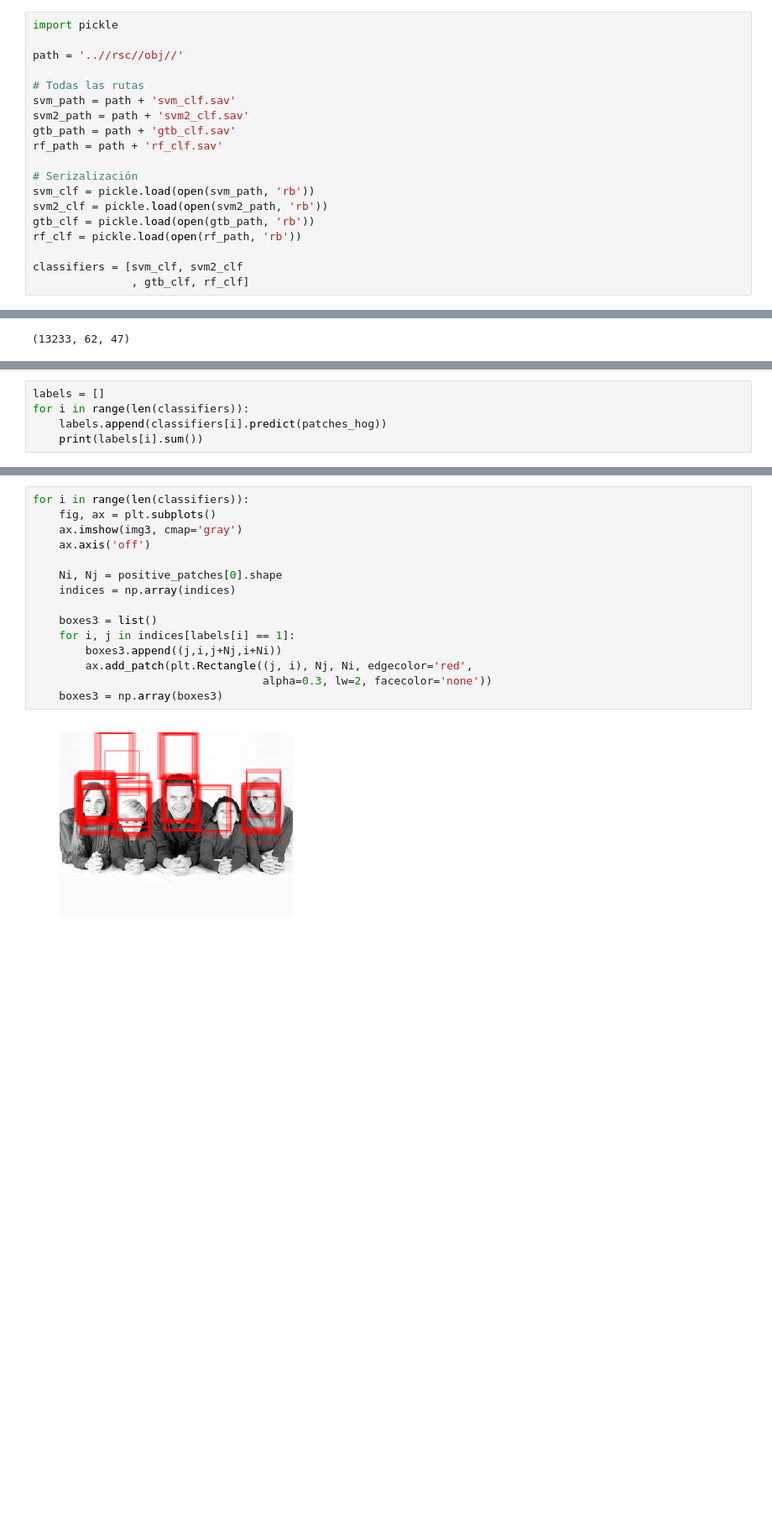
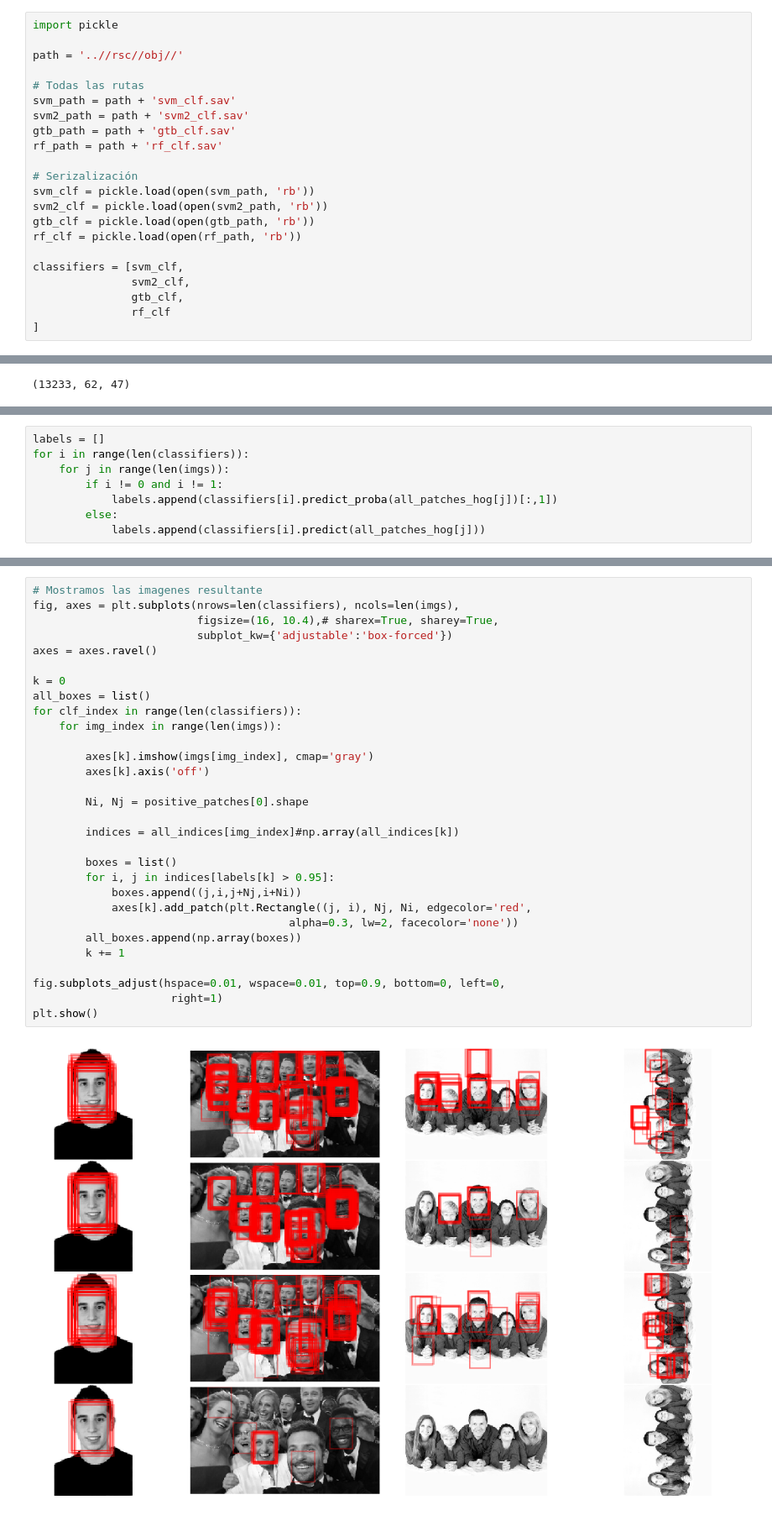
Before and after one commit to jasag/Phytoliths-recognition-system, a Jupyter notebook: src/4_Test.ipynb, the cells around one changed output, grey strips where cells are left out. Shown at 84% size. Drawn from its saved outputs; the diff is of its cells as text; blank space fills up the shorter version.

Commit message:
#12 #14 Añadida una imagen rotada y finalizada una reorganización provisional de los notebooks

```diff
--- a/src/4_Test.ipynb
+++ b/src/4_Test.ipynb
@@ -19,8 +19,11 @@ svm2_clf = pickle.load(open(svm2_path, 'rb'))
 gtb_clf = pickle.load(open(gtb_path, 'rb'))
 rf_clf = pickle.load(open(rf_path, 'rb'))
 
-classifiers = [svm_clf, svm2_clf
-               , gtb_clf, rf_clf]
+classifiers = [svm_clf,
+               svm2_clf,
+               gtb_clf,
+               rf_clf
+]
 # %% [markdown]
 # Funciones auxiliares
 # %%
@@ -129,5 +157,8 @@ patches_hog.shape
 # %%
 labels = []
 for i in range(len(classifiers)):
-    labels.append(classifiers[i].predict(patches_hog))
-    print(labels[i].sum())
+    for j in range(len(imgs)):
+        if i != 0 and i != 1:
+            labels.append(classifiers[i].predict_proba(all_patches_hog[j])[:,1])
+        else:
+            labels.append(classifiers[i].predict(all_patches_hog[j]))
@@ -139,17 +165,32 @@ for i in range(len(classifiers)):
 # %%
-for i in range(len(classifiers)):
-    fig, ax = plt.subplots()
-    ax.imshow(img3, cmap='gray')
-    ax.axis('off')
+# Mostramos las imagenes resultante
+fig, axes = plt.subplots(nrows=len(classifiers), ncols=len(imgs),
+                         figsize=(16, 10.4),# sharex=True, sharey=True,
+                         subplot_kw={'adjustable':'box-forced'})
+axes = axes.ravel()
 
-    Ni, Nj = positive_patches[0].shape
-    indices = np.array(indices)
+k = 0
+all_boxes = list()
+for clf_index in range(len(classifiers)):
+    for img_index in range(len(imgs)):
 
-    boxes3 = list()
-    for i, j in indices[labels[i] == 1]:
-        boxes3.append((j,i,j+Nj,i+Ni))
-        ax.add_patch(plt.Rectangle((j, i), Nj, Ni, edgecolor='red',
-                                   alpha=0.3, lw=2, facecolor='none'))
-    boxes3 = np.array(boxes3)
+        axes[k].imshow(imgs[img_index], cmap='gray')
+        axes[k].axis('off')
+
+        Ni, Nj = positive_patches[0].shape
+
+        indices = all_indices[img_index]#np.array(all_indices[k])
+
+        boxes = list()
+        for i, j in indices[labels[k] > 0.95]:
+            boxes.append((j,i,j+Nj,i+Ni))
+            axes[k].add_patch(plt.Rectangle((j, i), Nj, Ni, edgecolor='red',
+                                       alpha=0.3, lw=2, facecolor='none'))
+        all_boxes.append(np.array(boxes))
+        k += 1
+
+fig.subplots_adjust(hspace=0.01, wspace=0.01, top=0.9, bottom=0, left=0,
+                     right=1)
+plt.show()
 # %% [output]
-[figure, old version]
+[figure, new version]
```
Also changed, not shown: parts of 7 cells of this notebook, 6 other files.
